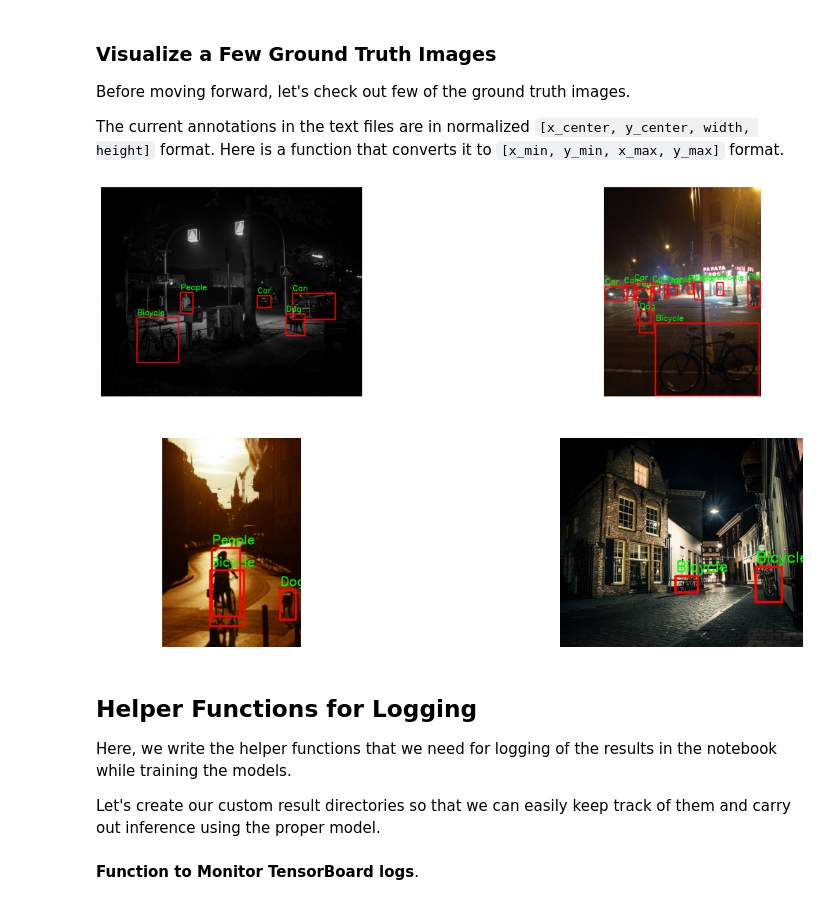
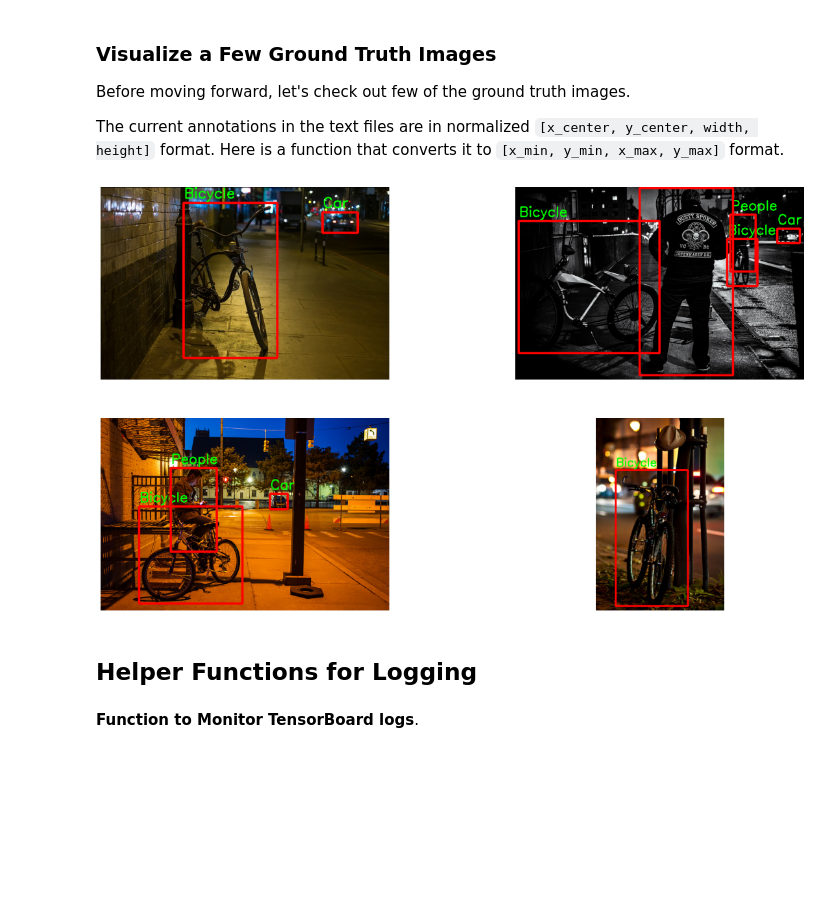
Before and after one commit to TobiasSchotter/YOLOv5-vs-RCNN, a Jupyter notebook: exDark_Object_Detection_using_YOLOv5.ipynb, the cells around one changed output. Cells and saved outputs as stored; diff of their text form; code cells hidden in the pictures; blank space fills up the shorter version.

Commit message:
updated all notebooks

```diff
--- a/exDark_Object_Detection_using_YOLOv5.ipynb
+++ b/exDark_Object_Detection_using_YOLOv5.ipynb
@@ -153,18 +169,12 @@ def plot_box(image, bboxes, labels):
     for box_num, box in enumerate(bboxes):
         x1, y1, x2, y2 = yolo2bbox(box)
         # denormalize the coordinates
-        width = x2 - x1
-        height = y2 - y1
-        xmin = int(x1 + width/2)
-        ymin = int(y1 + height/2)
-        xmax = int(x2 + width/2)
-        ymax = int(y2 + height/2)
-        # width = xmax - xmin
-        # height = ymax - ymin
-        # print("xmin: " + str(xmin) + " box_num: " + str(box_num))
-        # print("ymin: " + str(ymin) + " box_num: " + str(box_num))
-        # print("xmax: " + str(xmax) + " box_num: " + str(box_num))
-        # print("ymax: " + str(ymax) + " box_num: " + str(box_num))
+        xmin = int(x1*w)
+        ymin = int(y1*h)
+        xmax = int(x2*w)
+        ymax = int(y2*h)
+        width = xmax - xmin
+        height = ymax - ymin
         cv2.rectangle(
             image,
             (xmin, ymin), (xmax, ymax),
@@ -173,7 +183,7 @@ def plot_box(image, bboxes, labels):
         )
         cv2.putText(
             image,
-            labels[box_num],
+            class_names[int(labels[box_num])],
             (xmin+1, ymin-10),
             cv2.FONT_HERSHEY_SIMPLEX,
             1,
@@ -183,7 +193,7 @@ def plot_box(image, bboxes, labels):
     return image
 
 # Function to plot images with the bounding boxes.
-def plot(image_paths, label_paths, num_samples):
+def plot(image_paths, label_paths, num_samples, random):
     all_training_images = glob.glob(image_paths)
     all_training_labels = glob.glob(label_paths)
     all_training_images.sort()
@@ -191,17 +201,15 @@ def plot(image_paths, label_paths, num_samples):
 
     plt.figure(figsize=(21, 12))
     for i in range(num_samples):
-        image = cv2.imread(all_training_images[i+77])
-        with open(all_training_labels[i+77], 'r') as f:
+        image = cv2.imread(all_training_images[i+random])
+        with open(all_training_labels[i+random], 'r') as f:
             bboxes = []
             labels = []
             label_lines = f.readlines()
             for label_line in label_lines:
                 # label = label_line[0]
                 bbox_string = label_line[0:]
-                #print("Test: " + bbox_string)
-                label, x_c, y_c, w, h, rest = bbox_string.split(' ', maxsplit=5)
-                #print("Test: " + label, x_c, y_c, w, h)
+                label, x_c, y_c, w, h = bbox_string.split(' ')
                 x_c = float(x_c)
                 y_c = float(y_c)
                 w = float(w)
@@ -216,16 +224,13 @@ def plot(image_paths, label_paths, num_samples):
 # %%
 # Visualize a few training images.
 # need to be in yolov5 directory
 plot(
-    image_paths='../datasets/exDark/train/images/*',
-    label_paths='../datasets/exDark/train/labels/*',
+    image_paths='datasets/exDark/train/images/*',
+    label_paths='datasets/exDark/train/labels/*',
     num_samples=4,
+    random=41
 )
 # %% [output]
-[figure, old version]
+[figure, new version]
 # %% [markdown]
 ## Helper Functions for Logging
-
-Here, we write the helper functions that we need for logging of the results in the notebook while training the models.
-
-Let's create our custom result directories so that we can easily keep track of them and carry out inference using the proper model.
```
Also changed, not shown: parts of 40 cells of this notebook, 4 other files.
